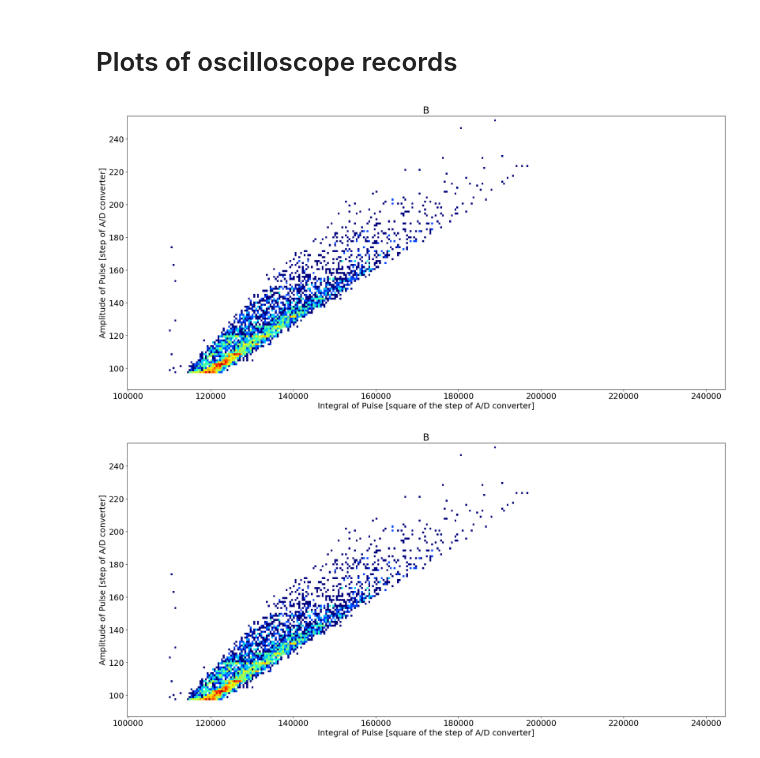
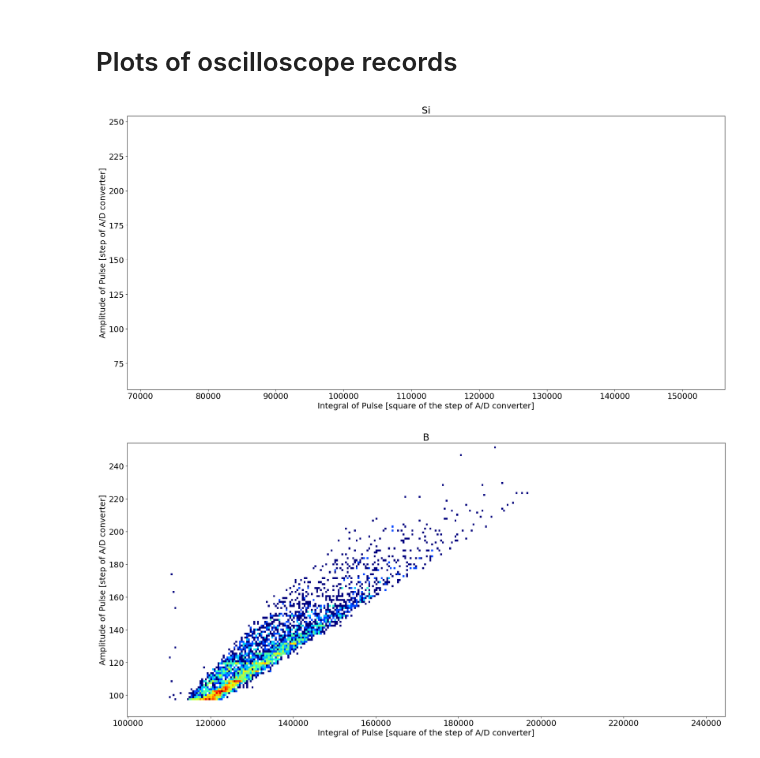
Before and after one commit to ODZ-UJF-AV-CR/osciloskop, a Jupyter notebook: cerf2025-osciloskop-hystogram.ipynb, the cells around one changed output. Drawn from its saved outputs; the diff is of its cells as text; code cells hidden in the pictures.

Commit message:
updates for real data

```diff
--- a/cerf2025-osciloskop-hystogram.ipynb
+++ b/cerf2025-osciloskop-hystogram.ipynb
@@ -39,51 +39,66 @@ def ProcessData(hf, x, y, z):
 
 # Načti data
 x0, y0, z0 = [], [], []
-for f in glob.iglob("/storage/experiments/2025/05_CERF/TEST_OSC_DATA/osc0*.h5"):
+for f in glob.iglob("/storage/experiments/2025/05_CERF/NeutronExperiment/RUN_Test2/data_oscB10_*.h5"):
     try:
+        print(f)
         with h5py.File(f, 'r') as hf:
             ProcessData(hf, x0, y0, z0)
+        print(hf, x0, y0, z0)
     except Exception as e:
         print(f"Error reading {f}: {e}")
 
 x1, y1, z1 = [], [], []
-for f in glob.iglob("/storage/experiments/2025/05_CERF/TEST_OSC_DATA/osc1*.h5"):
+for f in glob.iglob("/storage/experiments/2025/05_CERF/NeutronExperiment/RUN_Test2/data_oscLi6_*.h5"):
     try:
+        print(f)
+        with h5py.File(f, 'r') as hf:
+            ProcessData(hf, x1, y1, z1)
+    except Exception as e:
+        print(f"Error reading {f}: {e}")
+
+
+x2, y2, z2 = [], [], []
+for f in glob.iglob("/storage/experiments/2025/05_CERF/NeutronExperiment/RUN_Test2/data_oscSi_*.h5"):
+    try:
+        print(f)
         with h5py.File(f, 'r') as hf:
             ProcessData(hf, x1, y1, z1)
     except Exception as e:
         print(f"Error reading {f}: {e}")
 
 # Vypočítáme společné limity pro osy
-x_all = x0 + x1
-y_all = y0 + y1
+x_all = x0 + x1 + x2
+y_all = y0 + y1 + y2
 x_min, x_max = min(x_all), max(x_all)
 y_min, y_max = min(y_all), max(y_all)
 
+print("Data obtained")
+
 # Problikávání
 for _ in range(30):  # 15 cyklů (2 histogramy v každém)
-    for data, lbl in [((y0, x0), 'Li'), ((y1, x1), 'B')]:
+    for data, lbl in [((y0, x0), 'B10'), ((y1, x1), 'Li6'), ((y2, x2), 'Si')]:
         clear_output(wait=True)
         fig, ax = plt.subplots(figsize=(20, 10))
         hist = ax.hist2d(
             data[0], data[1], bins=(200, 128),
             norm=mcolors.LogNorm(),
             cmap='jet'
         )
         ax.set_xlim(y_min, y_max)
         ax.set_ylim(x_min, x_max)
         ax.set_xlabel('Integral of Pulse [square of the step of A/D converter]')
         ax.set_ylabel('Amplitude of Pulse [step of A/D converter]')
         ax.set_title(lbl)
         #cbar = plt.colorbar(hist[3], ax=ax)
         #cbar.set_label(f'{lbl}', rotation=45, labelpad=15)
 
         plt.tight_layout()
         display(fig)
         plt.close(fig)
         time.sleep(0.1)  # 100 ms
 # %% [output]
-[figure, old version]
+[figure, new version]
 # %%
 matplotlib.rcParams.update({'font.size': 18})
 
```
